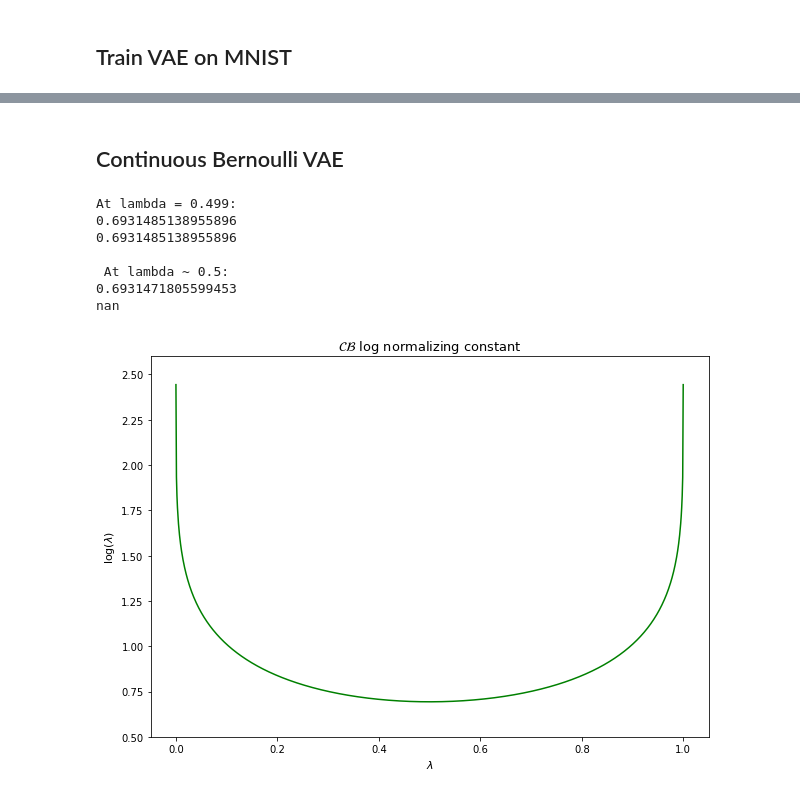
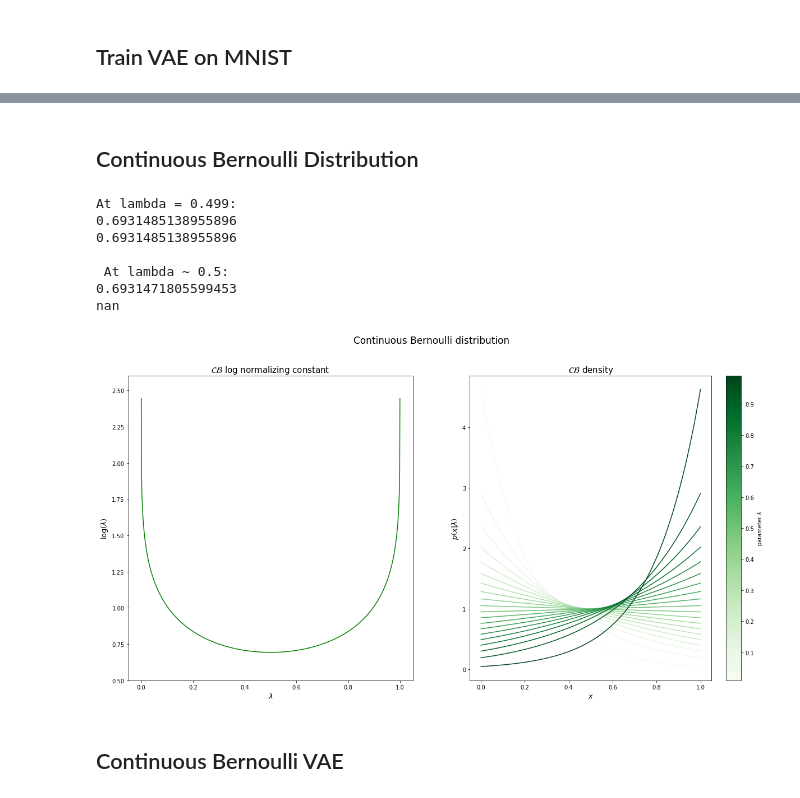
Before and after one commit to Robert-Aduviri/Continuous-Bernoulli-VAE, a Jupyter notebook: notebooks/Continuous_Bernoulli.ipynb, the cells around one changed output, grey strips where cells are left out. Cells and saved outputs as stored; diff of their text form; code cells hidden in the pictures.

```diff
--- a/notebooks/Continuous_Bernoulli.ipynb
+++ b/notebooks/Continuous_Bernoulli.ipynb
@@ -200,7 +188,7 @@ with torch.no_grad():
         save_image(sample.view(64, 1, 28, 28),
                    'sample_' + str(10) + '.png')
 # %% [markdown]
-## Continuous Bernoulli VAE
+## Continuous Bernoulli Distribution
 # %%
 def C( x ):
     return (2. * np.arctanh(1. - 2.*x))/(1. - 2.*x)
@@ -234,18 +222,55 @@ At lambda = 0.499:
  At lambda ~ 0.5:
 0.6931471805599453
 nan
-# %%
-# Plot Continuous Bernoulli Log Normalizing Constant
-x = np.linspace(0.00001,0.99999,1000)
-y = [ logC(i) for i in x ]
-
-plt.figure(figsize = (10, 7))
-plt.title('$\mathcal{C}\mathcal{B}$ log normalizing constant',
-           fontsize = 13)
-plt.ylim(0.50, 2.6)
-plt.plot(x, y, color = 'green' , label = 'Taylor Approximation')
-plt.ylabel('$\log(\lambda)$', fontsize = 11)
-plt.xlabel('$\lambda$', fontsize = 11)
-plt.show()
-# %% [output]
-[figure, removed]
+# %%
+# Make plots
+fig, axs = plt.subplots(nrows=1, ncols=2, sharex=True, figsize = (20, 10 ))
+
+ax = axs[0]
+# Plot Continuous Bernoulli Log Normalizing Constant
+x = np.linspace(0.00001,0.99999,1000)
+y = [ logC(i) for i in x ]
+
+ax.set_title('$\mathcal{C}\mathcal{B}$ log normalizing constant',
+           fontsize = 15)
+ax.set_ylim(0.50, 2.6)
+ax.plot(x, y, color = 'green' , label = 'Taylor Approximation')
+ax.set_ylabel('$\log(\lambda)$', fontsize = 13)
+ax.set_xlabel('$\lambda$', fontsize = 13)
+
+
+ax = axs[1]
+
+x = np.linspace(0.001,0.999,100)
+l = np.linspace(0.01,0.99,20)
+y = np.asarray( [ [ np.exp(logC(i))*np.power(i,j)*np.power(1-i,1-j) for j in x] for i in l] )
+
+number_of_plots = len(l)
+color_map_name = 'Greens'
+my_map = color_map.get_cmap(color_map_name)
+colors = my_map(np.linspace(0, 1, number_of_plots, endpoint=True))
+
+norm = mpl.colors.Normalize(vmin=l[0], vmax=l[-1])
+cmap = mpl.cm.ScalarMappable(norm=norm, cmap=color_map_name)
+cmap.set_array([])
+
+for i in range(len(l)):
+    ax.plot(x, y[i,:], color = colors[i])
+
+ax.set_title('$\mathcal{C}\mathcal{B}$ density',
+           fontsize = 15)
+
+ax.set_ylabel('$p(x |\lambda)$', fontsize = 13)
+ax.set_xlabel('$x$', fontsize = 13)
+
+fig.colorbar(cmap, ticks=np.linspace(0, 1, 11),
+             shrink=1.0, fraction=0.1, pad=0.05 , label = 'parameter $\lambda$')
+
+
+fig.suptitle('Continuous Bernoulli distribution', fontsize = 17)
+
+plt.show()
+# %% [output]
+[figure, added]
+# %% [markdown]
+## Continuous Bernoulli VAE
```
Also changed, not shown: parts of 14 cells of this notebook, 1 other file.
